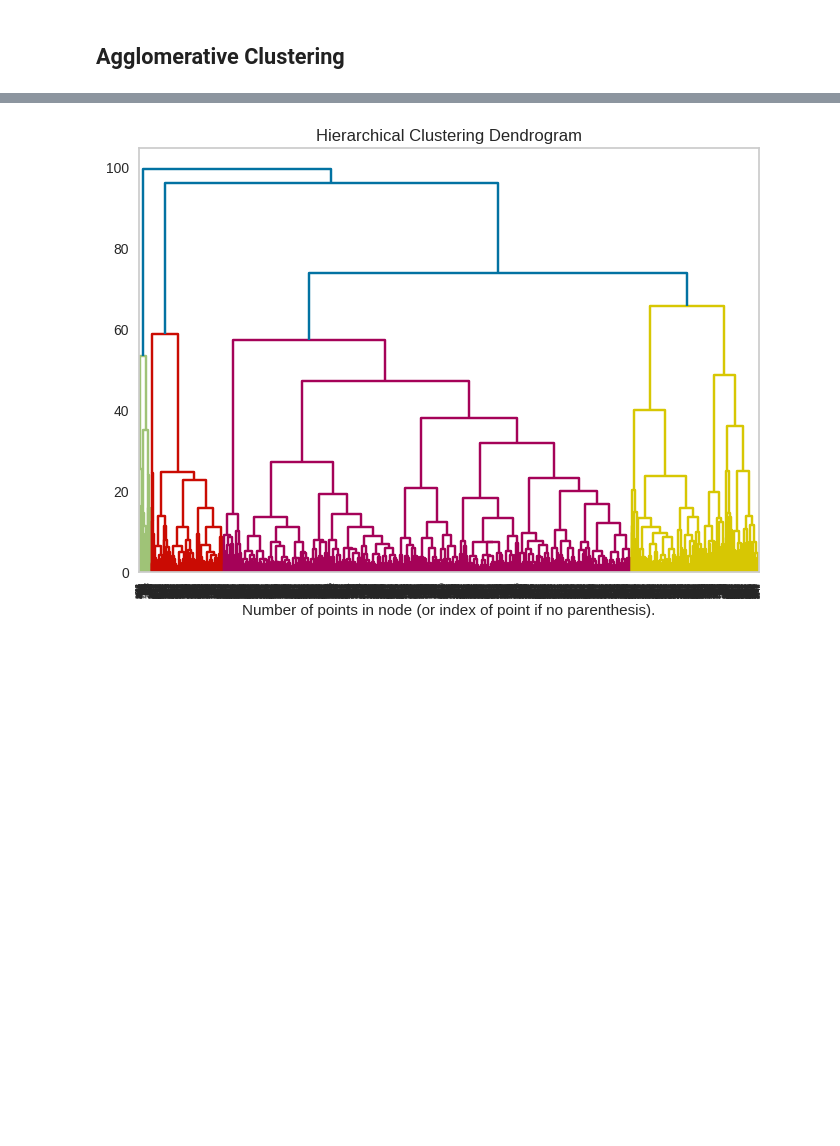
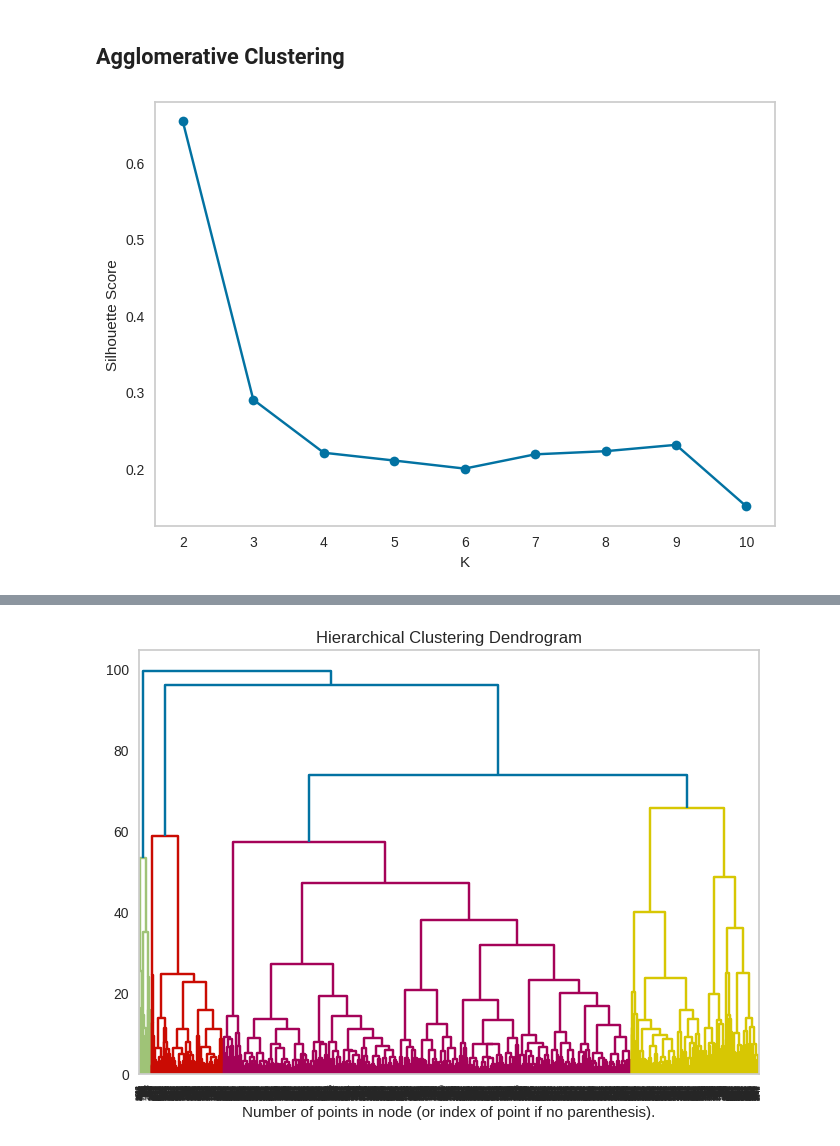
Before and after one commit to drachmacollector/Kepler-AI, a Jupyter notebook: Stellar_Analytics.ipynb, the cells around one changed output, grey strips where cells are left out. Drawn from its saved outputs; the diff is of its cells as text; code cells hidden in the pictures; blank space fills up the shorter version.

Commit message:
final clustering & cleaning up

```diff
--- a/Stellar_Analytics.ipynb
+++ b/Stellar_Analytics.ipynb
@@ -692,6 +659,22 @@ def plot_dendrogram(X):
     plt.grid()
     plt.xlabel("Number of points in node (or index of point if no parenthesis).")
     plt.savefig("dendogram.png", dpi=600)
+# %%
+from sklearn.metrics import silhouette_score
+
+sil_scores = []
+K_range = range(2, 11)
+
+for k in K_range:
+    labels = AgglomerativeClustering(n_clusters=k).fit_predict(X_scaled)
+    sil_scores.append(silhouette_score(X_scaled, labels))
+
+plt.plot(K_range, sil_scores, marker='o')
+plt.xlabel("K")
+plt.ylabel("Silhouette Score")
+plt.grid()
+# %% [output]
+[figure, added]
 # %%
 agg_model_for_elbow = AgglomerativeClustering()
 elbowVisualiser(agg_model_for_elbow, X_scaled, metric='silhouette')
```
Also changed, not shown: parts of 64 cells of this notebook.
